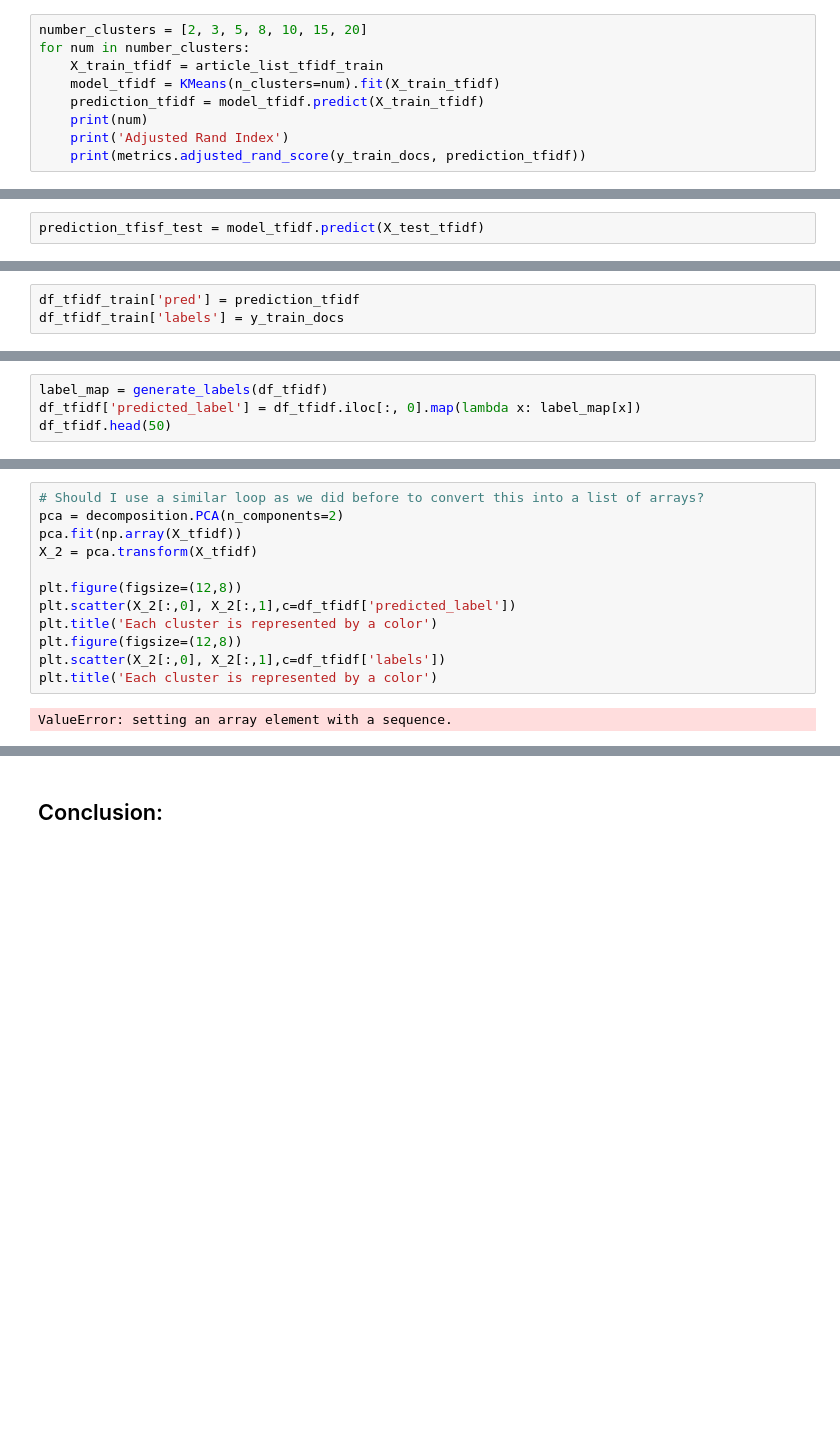
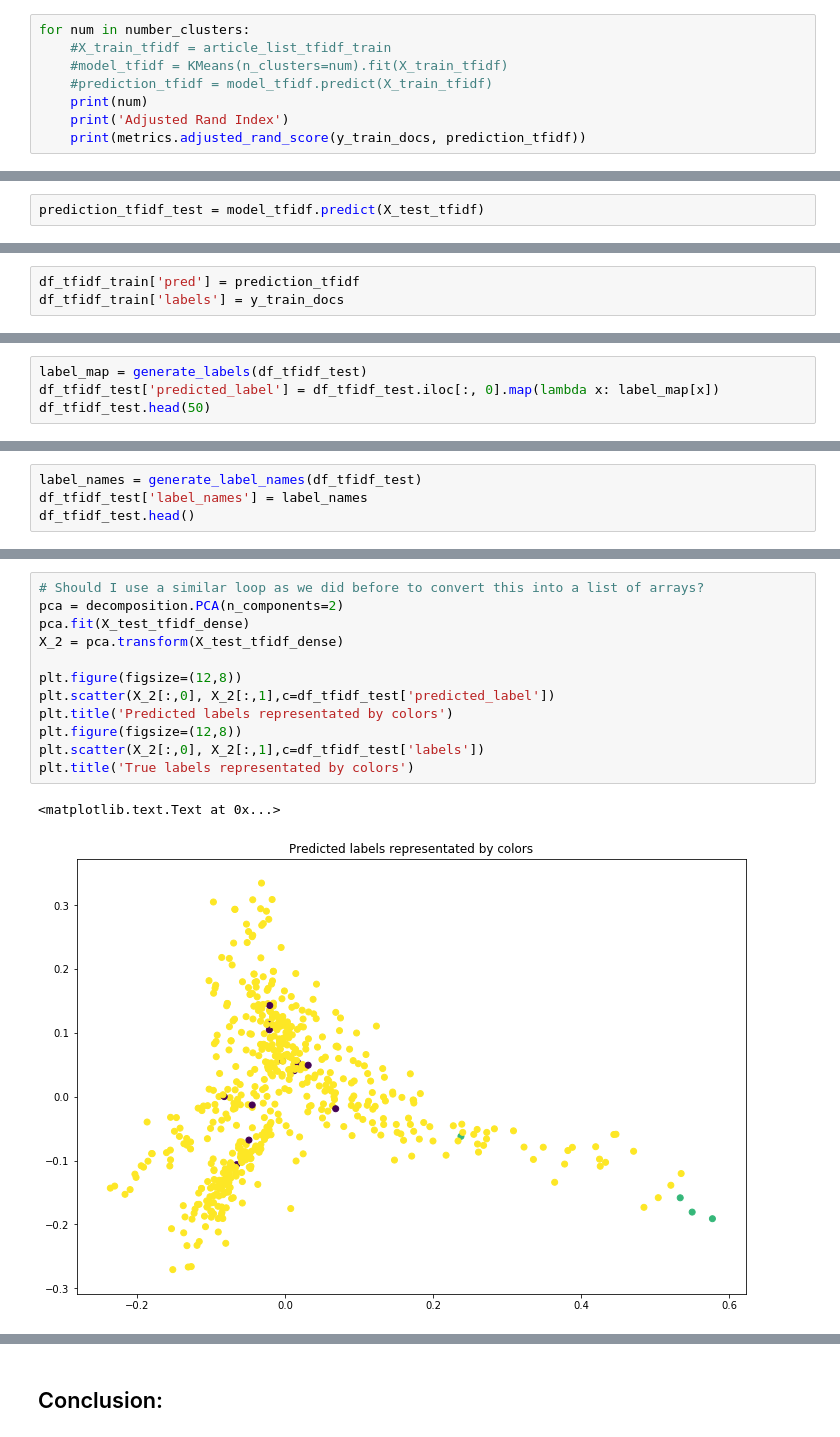
Before and after one commit to kthoward/Thinkful, a Jupyter notebook: _Updated_NLP-Copy2.ipynb, the cells around one changed output, grey strips where cells are left out. Saved outputs shown, nothing was run; the diff lists cells and outputs as text; blank space fills up the shorter version.

```diff
--- a/_Updated_NLP-Copy2.ipynb
+++ b/_Updated_NLP-Copy2.ipynb
@@ -711,9 +730,8 @@ ValueError: Incorrect number of features. Got 15135 features, expected 100
 # %%
-number_clusters = [2, 3, 5, 8, 10, 15, 20]
 for num in number_clusters:
-    X_train_tfidf = article_list_tfidf_train
-    model_tfidf = KMeans(n_clusters=num).fit(X_train_tfidf)
-    prediction_tfidf = model_tfidf.predict(X_train_tfidf)
+    #X_train_tfidf = article_list_tfidf_train
+    #model_tfidf = KMeans(n_clusters=num).fit(X_train_tfidf)
+    #prediction_tfidf = model_tfidf.predict(X_train_tfidf)
     print(num)
     print('Adjusted Rand Index')
     print(metrics.adjusted_rand_score(y_train_docs, prediction_tfidf))
@@ -721,4 +757,4 @@ for num in number_clusters:
 model_tfidf = KMeans(n_clusters=5).fit(X_train_tfidf)
 prediction_tfidf = model_tfidf.predict(X_train_tfidf)
 # %%
-prediction_tfisf_test = model_tfidf.predict(X_test_tfidf)
+prediction_tfidf_test = model_tfidf.predict(X_test_tfidf)
@@ -741,4 +800,4 @@ IndexError: single positional indexer is out-of-bounds
 # %%
-label_map = generate_labels(df_tfidf)
-df_tfidf['predicted_label'] = df_tfidf.iloc[:, 0].map(lambda x: label_map[x])
-df_tfidf.head(50)
+label_map = generate_labels(df_tfidf_test)
+df_tfidf_test['predicted_label'] = df_tfidf_test.iloc[:, 0].map(lambda x: label_map[x])
+df_tfidf_test.head(50)
@@ -746,0 +822,4 @@ X_train_tfidf, X_test_tfidf, y_train_tfidf, y_test_tfidf = train_test_split(X_tf
+# %%
+label_names = generate_label_names(df_tfidf_test)
+df_tfidf_test['label_names'] = label_names
+df_tfidf_test.head()
@@ -801,14 +892,15 @@ Percentage accuracy
 # %%
 # Should I use a similar loop as we did before to convert this into a list of arrays?
 pca = decomposition.PCA(n_components=2)
-pca.fit(np.array(X_tfidf))
-X_2 = pca.transform(X_tfidf)
+pca.fit(X_test_tfidf_dense)
+X_2 = pca.transform(X_test_tfidf_dense)
 
 plt.figure(figsize=(12,8))
-plt.scatter(X_2[:,0], X_2[:,1],c=df_tfidf['predicted_label'])
-plt.title('Each cluster is represented by a color')
+plt.scatter(X_2[:,0], X_2[:,1],c=df_tfidf_test['predicted_label'])
+plt.title('Predicted labels representated by colors')
 plt.figure(figsize=(12,8))
-plt.scatter(X_2[:,0], X_2[:,1],c=df_tfidf['labels'])
-plt.title('Each cluster is represented by a color')
+plt.scatter(X_2[:,0], X_2[:,1],c=df_tfidf_test['labels'])
+plt.title('True labels representated by colors')
 # %% [output]
-ValueError: setting an array element with a sequence.
+<matplotlib.text.Text at 0x...>
+[figure, added]
```
Also changed, not shown: parts of 40 cells of this notebook.
